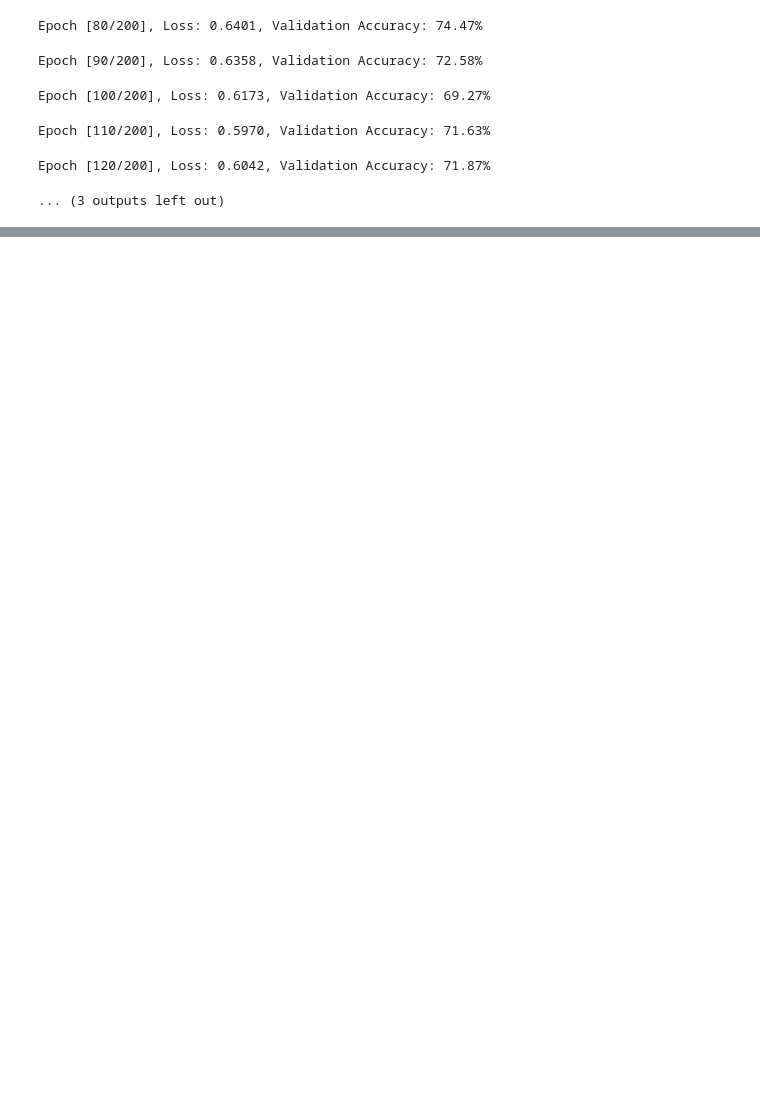
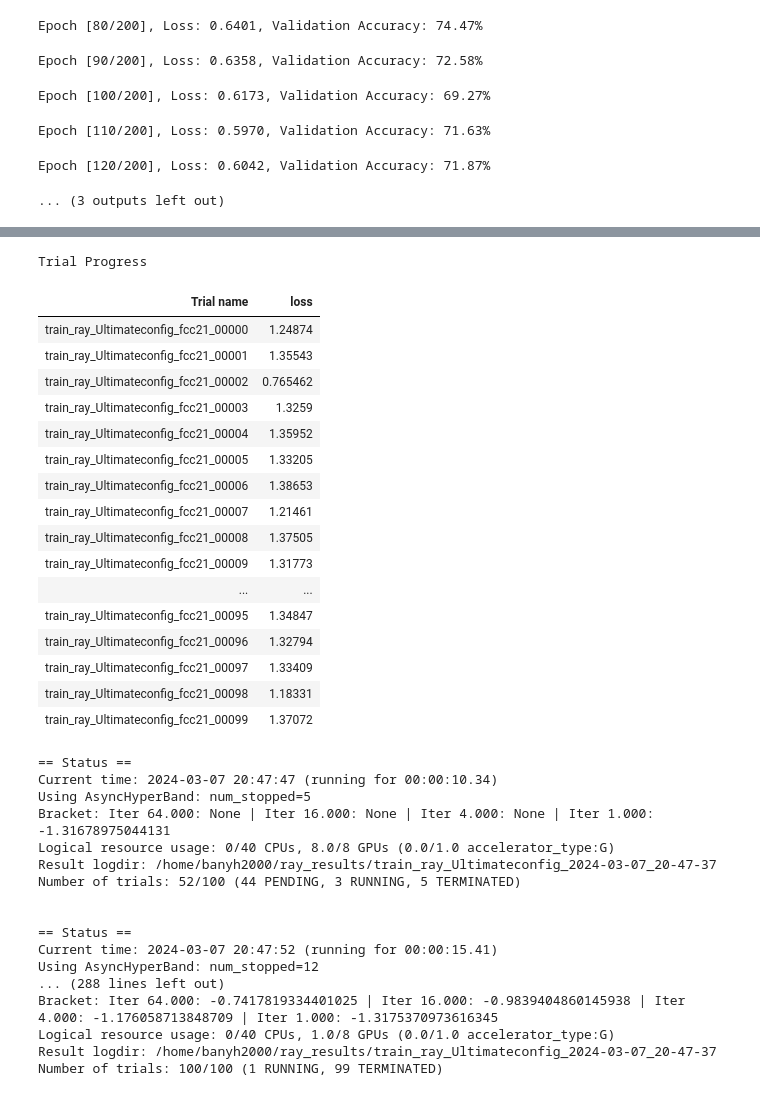
Before and after one commit to Liu-Qiming/ECE247-Group-Project, a Jupyter notebook: main.ipynb, the cells around one changed output, grey strips where cells are left out. Saved outputs shown, nothing was run; the diff lists cells and outputs as text; code cells hidden in the pictures; blank space fills up the shorter version.

```diff
--- a/main.ipynb
+++ b/main.ipynb
@@ -148,3 +147,38 @@ Epoch [100/200], Loss: 0.6173, Validation Accuracy: 69.27%
 Epoch [110/200], Loss: 0.5970, Validation Accuracy: 71.63%
 Epoch [120/200], Loss: 0.6042, Validation Accuracy: 71.87%
 ... (3 outputs left out)
+# %%
+import ray
+from ray import tune
+from ray import train as raytrain
+from ray.tune import CLIReporter
+from ray.tune.schedulers import ASHAScheduler
+from src.methods_ray import train_ray_Ultimateconfig
+
+config = {
+    'lr': tune.loguniform(1e-4, 1e-2),
+    'weight_decay': tune.loguniform(1e-4, 1e-3)
+}
+
+# Initialize Ray Tune
+ray.shutdown()
+ray.init()
+scheduler = ASHAScheduler(metric='loss', mode='min')
+reporter = CLIReporter(metric_columns=['loss'])
+
+# Execute the hyperparameter search
+analysis = tune.run(
+    train_ray_Ultimateconfig,
+    resources_per_trial={'gpu': 1},  # If you want to use GPUs, you can set {'gpu': 1} instead
+    config=config,
+    num_samples=100,
+    scheduler=scheduler,
+    progress_reporter=reporter
+)
+
+# Get the best hyperparameters
+best_config = analysis.get_best_config(metric='loss', mode='min')
+print('Best hyperparameters found are: ', best_config)
+
+# get best accuracy using tune config
+# %% [output]
@@ -150,0 +203,35 @@ Epoch [120/200], Loss: 0.6042, Validation Accuracy: 71.87%
+Trial Progress
+| Trial name | loss |
+| train_ray_Ultimateconfig_fcc21_00000 | 1.24874 |
+| train_ray_Ultimateconfig_fcc21_00001 | 1.35543 |
+| train_ray_Ultimateconfig_fcc21_00002 | 0.765462 |
+| train_ray_Ultimateconfig_fcc21_00003 | 1.3259 |
+| train_ray_Ultimateconfig_fcc21_00004 | 1.35952 |
+| train_ray_Ultimateconfig_fcc21_00005 | 1.33205 |
+| train_ray_Ultimateconfig_fcc21_00006 | 1.38653 |
+| train_ray_Ultimateconfig_fcc21_00007 | 1.21461 |
+| train_ray_Ultimateconfig_fcc21_00008 | 1.37505 |
+| train_ray_Ultimateconfig_fcc21_00009 | 1.31773 |
+| ... | ... |
+| train_ray_Ultimateconfig_fcc21_00095 | 1.34847 |
+| train_ray_Ultimateconfig_fcc21_00096 | 1.32794 |
+| train_ray_Ultimateconfig_fcc21_00097 | 1.33409 |
+| train_ray_Ultimateconfig_fcc21_00098 | 1.18331 |
+| train_ray_Ultimateconfig_fcc21_00099 | 1.37072 |
+== Status ==
+Current time: 2024-03-07 20:47:47 (running for 00:00:10.34)
+Using AsyncHyperBand: num_stopped=5
+Bracket: Iter 64.000: None | Iter 16.000: None | Iter 4.000: None | Iter 1.000: -1.31678975044131
+Logical resource usage: 0/40 CPUs, 8.0/8 GPUs (0.0/1.0 accelerator_type:G)
+Result logdir: /home/banyh2000/ray_results/train_ray_Ultimateconfig_2024-03-07_20-47-37
+Number of trials: 52/100 (44 PENDING, 3 RUNNING, 5 TERMINATED)
+
+
+== Status ==
+Current time: 2024-03-07 20:47:52 (running for 00:00:15.41)
+Using AsyncHyperBand: num_stopped=12
+... (288 lines left out)
+Bracket: Iter 64.000: -0.7417819334401025 | Iter 16.000: -0.9839404860145938 | Iter 4.000: -1.176058713848709 | Iter 1.000: -1.3175370973616345
+Logical resource usage: 0/40 CPUs, 1.0/8 GPUs (0.0/1.0 accelerator_type:G)
+Result logdir: /home/banyh2000/ray_results/train_ray_Ultimateconfig_2024-03-07_20-47-37
+Number of trials: 100/100 (1 RUNNING, 99 TERMINATED)
```
Also changed, not shown: parts of 4 cells of this notebook, 4 other files.
